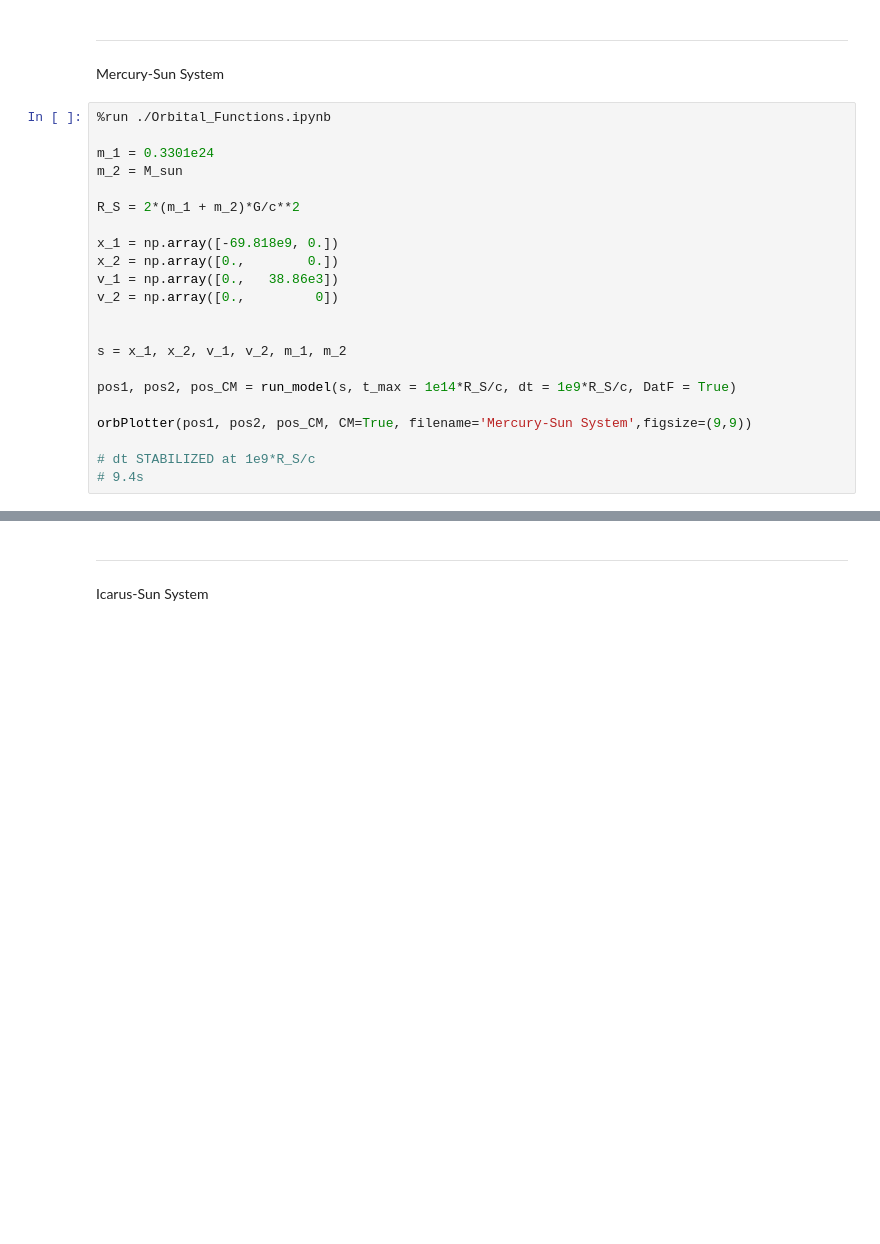
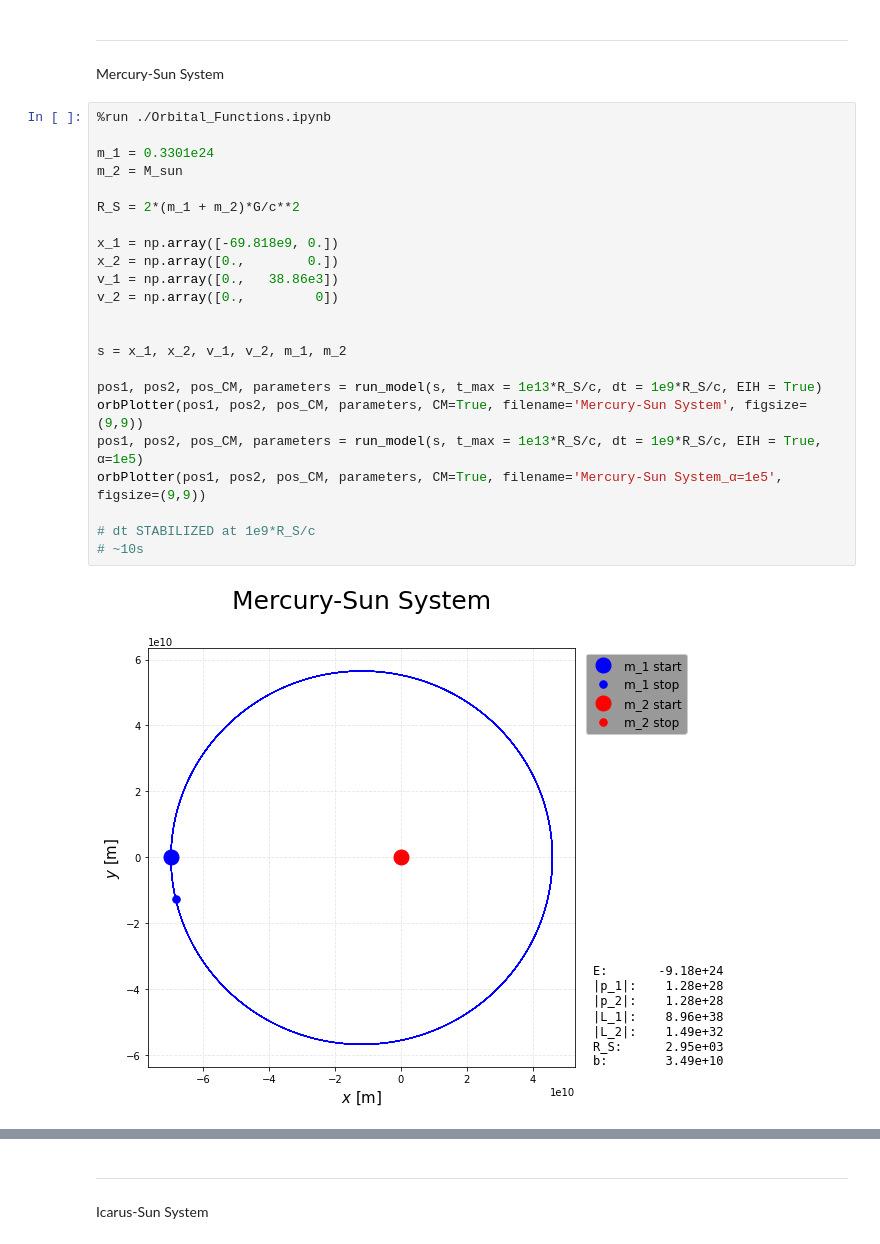
Before and after one commit to carlivas/Binary-Black-Hole-Orbitals, a Jupyter notebook: TWO BODY/(T) TWO BODY CASES.ipynb, the cells around one changed output, grey strips where cells are left out. Saved outputs shown, nothing was run; the diff lists cells and outputs as text; blank space fills up the shorter version.

```diff
--- a/TWO BODY/(T) TWO BODY CASES.ipynb
+++ b/TWO BODY/(T) TWO BODY CASES.ipynb
@@ -85,22 +93,25 @@ Mercury-Sun System
 # %%
 %run ./Orbital_Functions.ipynb
 
 m_1 = 0.3301e24
 m_2 = M_sun
 
 R_S = 2*(m_1 + m_2)*G/c**2
 
 x_1 = np.array([-69.818e9, 0.])
 x_2 = np.array([0.,        0.])
 v_1 = np.array([0.,   38.86e3])
 v_2 = np.array([0.,         0])
 
 
 s = x_1, x_2, v_1, v_2, m_1, m_2
 
-pos1, pos2, pos_CM = run_model(s, t_max = 1e14*R_S/c, dt = 1e9*R_S/c, DatF = True)
-
-orbPlotter(pos1, pos2, pos_CM, CM=True, filename='Mercury-Sun System',figsize=(9,9))
+pos1, pos2, pos_CM, parameters = run_model(s, t_max = 1e13*R_S/c, dt = 1e9*R_S/c, EIH = True)
+orbPlotter(pos1, pos2, pos_CM, parameters, CM=True, filename='Mercury-Sun System', figsize=(9,9))
+pos1, pos2, pos_CM, parameters = run_model(s, t_max = 1e13*R_S/c, dt = 1e9*R_S/c, EIH = True, α=1e5)
+orbPlotter(pos1, pos2, pos_CM, parameters, CM=True, filename='Mercury-Sun System_α=1e5', figsize=(9,9))
 
 # dt STABILIZED at 1e9*R_S/c
-# 9.4s
+# ~10s
+# %% [output]
+[figure, added]
```
Also changed, not shown: parts of 14 cells of this notebook, 3 other files.
